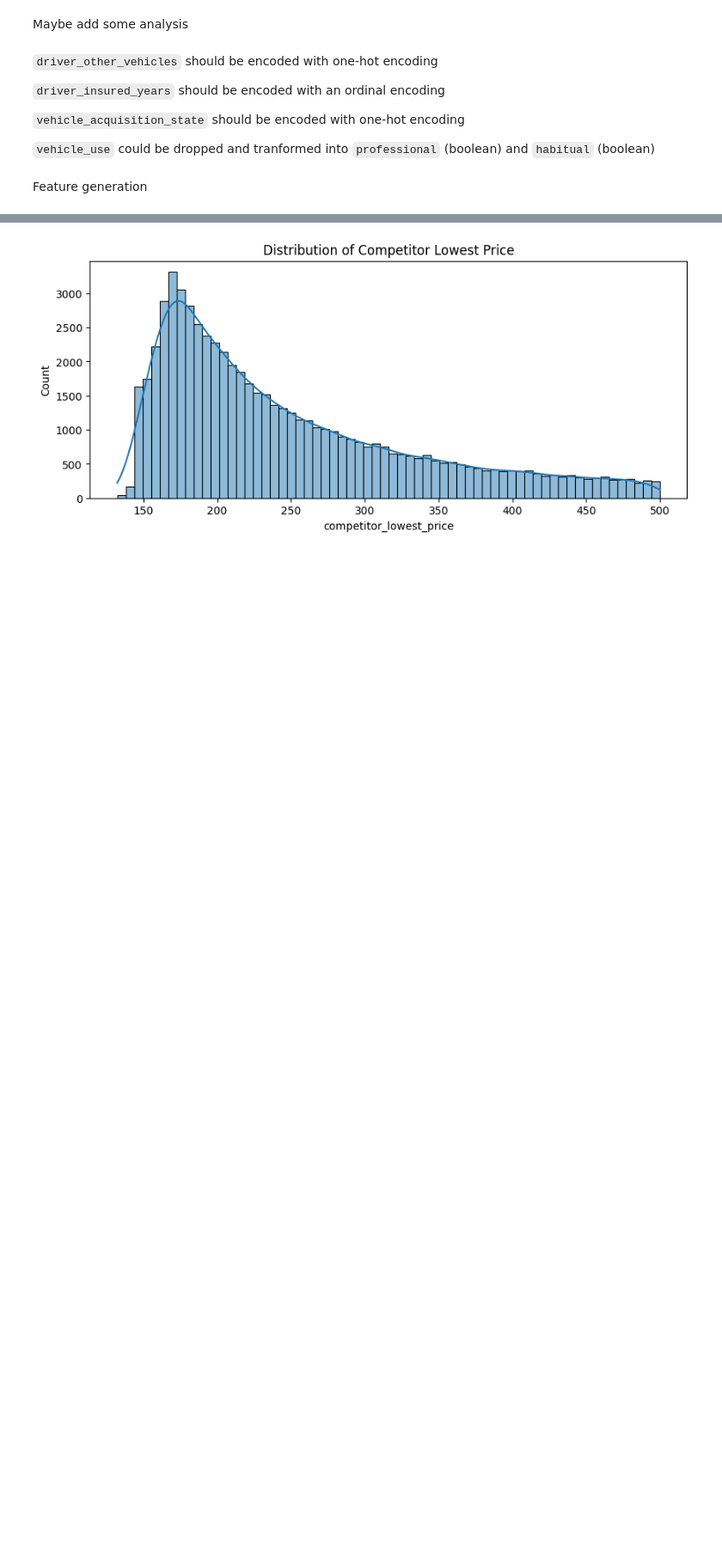
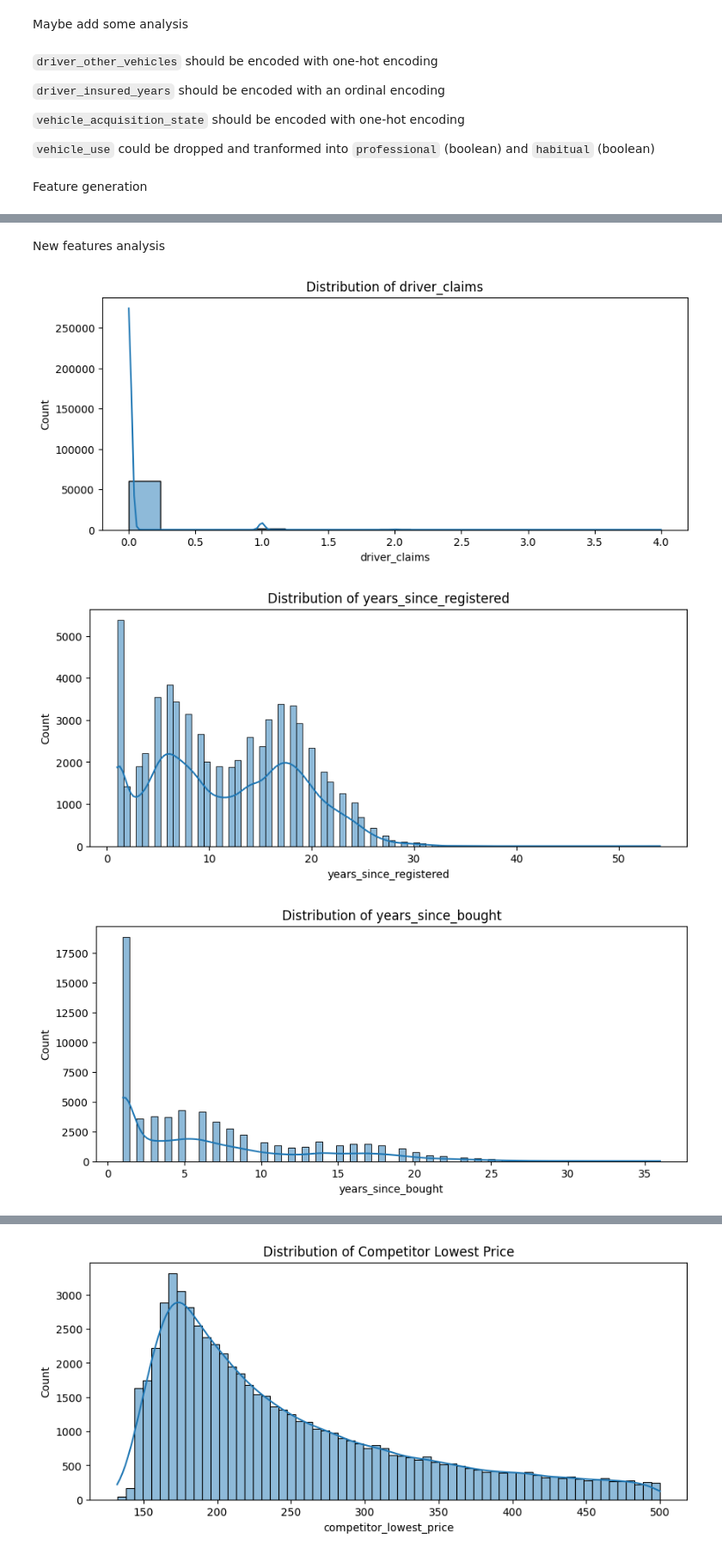
Before and after one commit to baltasarcarrasco/pcw_pricing_model, a Jupyter notebook: eda/exploratory_data_analisis.ipynb, the cells around one changed output, grey strips where cells are left out. Shown: that part at 86% size. Cells and saved outputs as stored; diff of their text form; code cells hidden in the pictures; blank space fills up the shorter version.

```diff
--- a/eda/exploratory_data_analisis.ipynb
+++ b/eda/exploratory_data_analisis.ipynb
@@ -239,3 +239,18 @@ Feature generation
 `driver_claims` can be generated from driver claims features
 # %%
 train_df = utils.generate_features(train_df)
+# %% [markdown]
+New features analysis
+# %%
+# Histograms for numerical features, competitor_lowest_price and number of competitors
+new_generated_features = ['driver_claims', 'years_since_registered', 'years_since_bought', 'driver_has_been_insured', 'driver_has_other_vehicles', 'years_with_license', 'driver_age']
+
+for feature in new_generated_features:
+    plt.figure(figsize=(10, 4))
+    sns.histplot(train_df[feature], kde=True)
+    plt.title(f'Distribution of {feature}')
+    plt.show()
+# %% [output]
+[figure, added]
+[figure, added]
+[figure, added]
```
Also changed, not shown: parts of 4 cells of this notebook, 15 other files.
